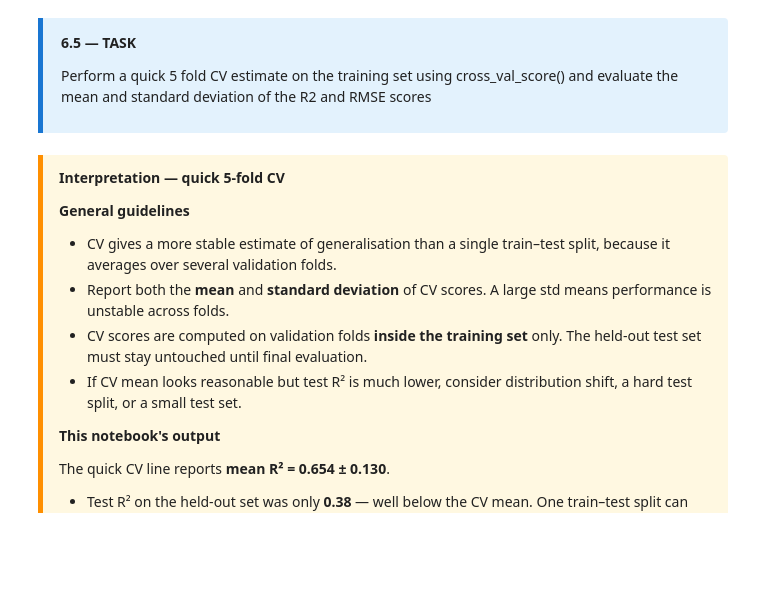
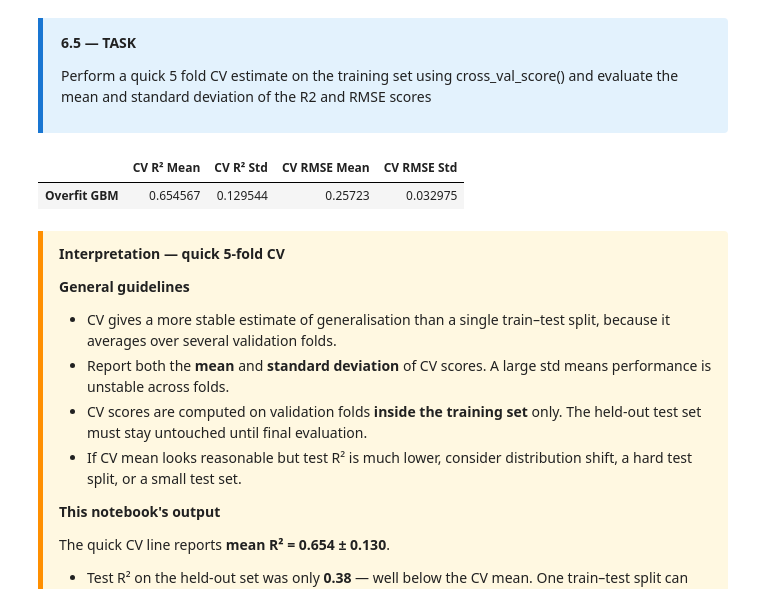
Before and after one commit to niels-ilmer/ai4as_pitfalls_in_machine_learning_2026, a Jupyter notebook: notebooks_code/class_01_exercise.ipynb, the cells around one changed output. Saved outputs shown, nothing was run; the diff lists cells and outputs as text; code cells hidden in the pictures; blank space fills up the shorter version.

```diff
--- a/notebooks_code/class_01_exercise.ipynb
+++ b/notebooks_code/class_01_exercise.ipynb
@@ -473,11 +629,44 @@ Perform a quick 5 fold CV estimate on the training set using cross_val_score() a
 </div>
 # %%
 # Add your code here
+# 5-fold Cross Validation voor R²
+cv_r2 = cross_val_score(
+    gbm_1,
+    X_train,
+    y_train,
+    cv=5,
+    scoring='r2'
+)
+
+# 5-fold Cross Validation voor RMSE
+cv_rmse = -cross_val_score(
+    gbm_1,
+    X_train,
+    y_train,
+    cv=5,
+    scoring='neg_root_mean_squared_error'
+)
+
+# Gemiddelde en standaardafwijking
+cv_results = pd.DataFrame(
+    {
+        'CV R² Mean': [cv_r2.mean()],
+        'CV R² Std': [cv_r2.std()],
+        'CV RMSE Mean': [cv_rmse.mean()],
+        'CV RMSE Std': [cv_rmse.std()]
+    },
+    index=['Overfit GBM']
+)
+
+cv_results
 
 # Hints:
 # - Use cross_val_score on gbm_1 with X_train, y_train, cv=5
 # - Score at least R²; report mean and standard deviation across folds
 # - TASK also mentions RMSE — add a second cross_val_score call if you include it
+# %% [output]
+|  | CV R² Mean | CV R² Std | CV RMSE Mean | CV RMSE Std |
+| Overfit GBM | 0.654567 | 0.129544 | 0.25723 | 0.032975 |
 # %% [markdown]
 <div style="background:#FFF8E1;border-left:5px solid #FF8F00;padding:12px 16px;margin:10px 0;border-radius:0 4px 4px 0;">
 
```
Also changed, not shown: parts of 7 cells of this notebook.
